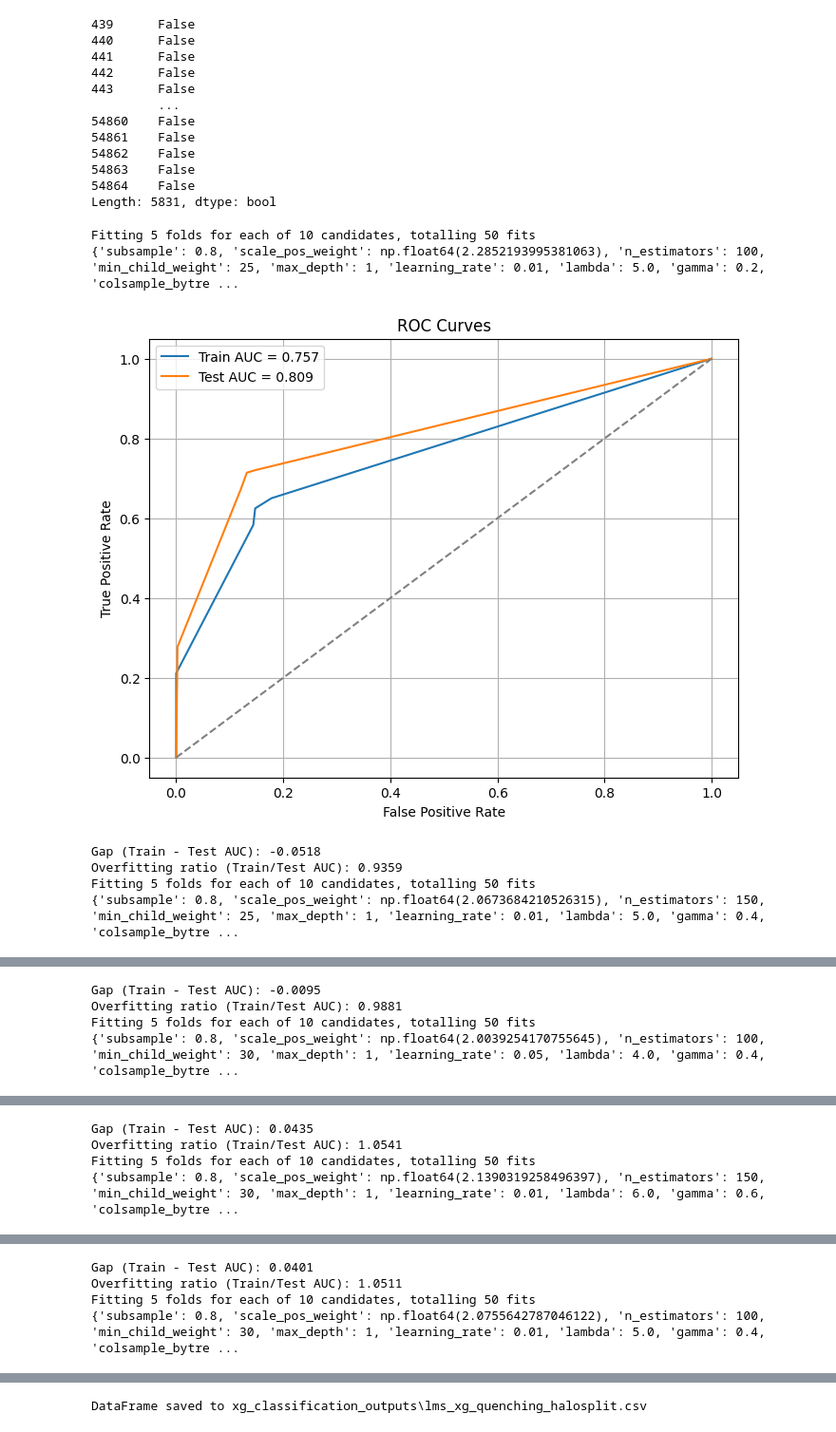
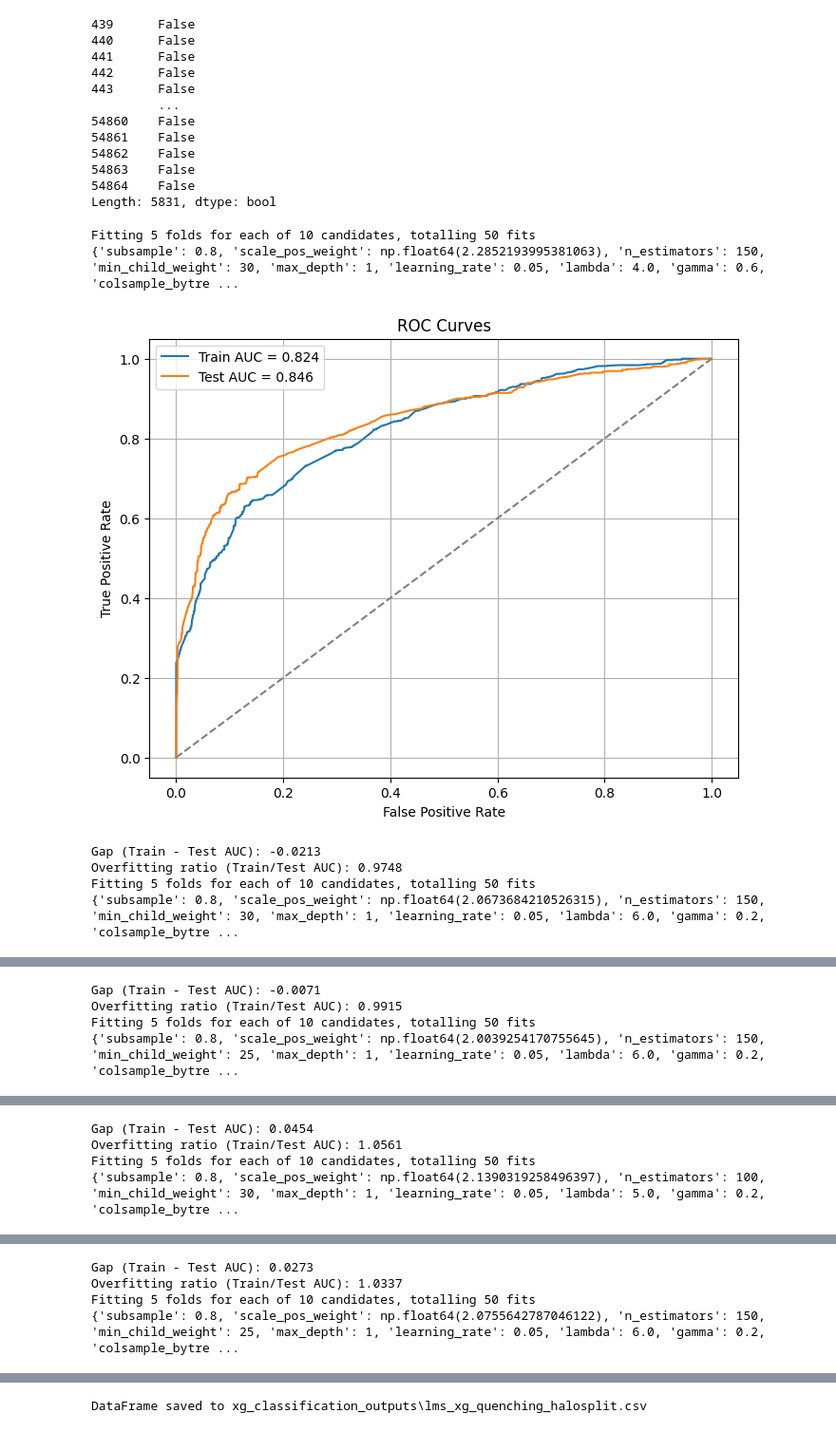
Before and after one commit to bryannemcd/tng_quenching_ml, a Jupyter notebook: classification_revised/xg_classification_annuli/lms_xg_clf_annul_halo.ipynb, the cells around one changed output, grey strips where cells are left out. Shown at 95% size. Saved outputs shown, nothing was run; the diff lists cells and outputs as text; code cells hidden in the pictures.

```diff
--- a/classification_revised/xg_classification_annuli/lms_xg_clf_annul_halo.ipynb
+++ b/classification_revised/xg_classification_annuli/lms_xg_clf_annul_halo.ipynb
@@ -71,6 +71,7 @@ from sklearn.metrics import roc_auc_score, roc_curve
 import matplotlib.pyplot as plt
 from sklearn.model_selection import RandomizedSearchCV
 from sklearn.metrics import f1_score
+from sklearn.model_selection import StratifiedGroupKFold
 
 # splitting galaxies into test/train based on subID
 unique_halos = np.unique(low_mass_satellite_df['GrNr'])
@@ -118,18 +119,21 @@ for seed in range(10):
     'scale_pos_weight': [spw]
     }
 
+    groups_train = train_data['GrNr']
+    cv = StratifiedGroupKFold(n_splits=5, shuffle=True, random_state=seed)
+
     random_search_xgb = RandomizedSearchCV(
     estimator=xgb_clf,
     param_distributions=param_grid_xgb,
     n_iter=10,
-    cv=5,
+    cv=cv,
     scoring='roc_auc',
     n_jobs=-1,
     random_state=seed,
     verbose=2,
     )
 
-    random_search_xgb.fit(X_train_scaled, y_train)
+    random_search_xgb.fit(X_train_scaled, y_train, groups=groups_train)
 
     best_xgb = random_search_xgb.best_estimator_
     print(random_search_xgb.best_params_)
@@ -160,36 +164,36 @@ for seed in range(10):
     feature_importances_list.append(best_xgb.feature_importances_)
 
     train_aucs.append(train_auc)
     test_aucs.append(test_auc)
     gap = train_auc - test_auc
     print(f"Gap (Train - Test AUC): {gap:.4f}")
     print(f"Overfitting ratio (Train/Test AUC): {train_auc / test_auc:.4f}")
 
     y_train_pred = best_xgb.predict(X_train_scaled)
     y_test_pred = best_xgb.predict(X_test_scaled)
 
     # f1 scores
     train_f1 = f1_score(y_train, y_train_pred)
     test_f1 = f1_score(y_test, y_test_pred)
 
     train_f1s.append(train_f1)
     test_f1s.append(test_f1)
 
 
 print("\nAverage AUC over 10 runs:")
 print(f"Train AUC: Mean = {np.mean(train_aucs):.4f}, Std = {np.std(train_aucs):.4f}")
 print(f"Test AUC:  Mean = {np.mean(test_aucs):.4f}, Std = {np.std(test_aucs):.4f}")
 print(f"Train F1: Mean = {np.mean(train_f1s):.4f}, Std = {np.std(train_f1s):.4f}")
 print(f"Test F1:  Mean = {np.mean(test_f1s):.4f}, Std = {np.std(test_f1s):.4f}")
 gaps = [train - test for train, test in zip(train_aucs, test_aucs)]
 overfit_ratios = [train / test for train, test in zip(train_aucs, test_aucs)]
 print(f"\nGap stats: Mean = {np.mean(gaps):.4f}, Std = {np.std(gaps):.4f}, Min = {np.min(gaps):.4f}, Max = {np.max(gaps):.4f}")
 print(f"Overfitting ratio stats: Mean = {np.mean(overfit_ratios):.4f}, Std = {np.std(overfit_ratios):.4f}")
 # %% [output]
 Fitting 5 folds for each of 10 candidates, totalling 50 fits
-{'subsample': 0.8, 'scale_pos_weight': np.float64(2.2852193995381063), 'n_estimators': 100, 'min_child_weight': 25, 'max_depth': 1, 'learning_rate': 0.01, 'lambda': 5.0, 'gamma': 0.2, 'colsample_bytre ...
+{'subsample': 0.8, 'scale_pos_weight': np.float64(2.2852193995381063), 'n_estimators': 150, 'min_child_weight': 30, 'max_depth': 1, 'learning_rate': 0.05, 'lambda': 4.0, 'gamma': 0.6, 'colsample_bytre ...
-[figure, old version]
+[figure, new version]
-Gap (Train - Test AUC): -0.0518
-Overfitting ratio (Train/Test AUC): 0.9359
+Gap (Train - Test AUC): -0.0213
+Overfitting ratio (Train/Test AUC): 0.9748
 Fitting 5 folds for each of 10 candidates, totalling 50 fits
-{'subsample': 0.8, 'scale_pos_weight': np.float64(2.0673684210526315), 'n_estimators': 150, 'min_child_weight': 25, 'max_depth': 1, 'learning_rate': 0.01, 'lambda': 5.0, 'gamma': 0.4, 'colsample_bytre ...
+{'subsample': 0.8, 'scale_pos_weight': np.float64(2.0673684210526315), 'n_estimators': 150, 'min_child_weight': 30, 'max_depth': 1, 'learning_rate': 0.05, 'lambda': 6.0, 'gamma': 0.2, 'colsample_bytre ...
@@ -197,4 +201,4 @@ Fitting 5 folds for each of 10 candidates, totalling 50 fits
-Gap (Train - Test AUC): -0.0095
-Overfitting ratio (Train/Test AUC): 0.9881
+Gap (Train - Test AUC): -0.0071
+Overfitting ratio (Train/Test AUC): 0.9915
 Fitting 5 folds for each of 10 candidates, totalling 50 fits
-{'subsample': 0.8, 'scale_pos_weight': np.float64(2.0039254170755645), 'n_estimators': 100, 'min_child_weight': 30, 'max_depth': 1, 'learning_rate': 0.05, 'lambda': 4.0, 'gamma': 0.4, 'colsample_bytre ...
+{'subsample': 0.8, 'scale_pos_weight': np.float64(2.0039254170755645), 'n_estimators': 150, 'min_child_weight': 25, 'max_depth': 1, 'learning_rate': 0.05, 'lambda': 6.0, 'gamma': 0.2, 'colsample_bytre ...
@@ -202,4 +206,4 @@ Fitting 5 folds for each of 10 candidates, totalling 50 fits
-Gap (Train - Test AUC): 0.0435
-Overfitting ratio (Train/Test AUC): 1.0541
+Gap (Train - Test AUC): 0.0454
+Overfitting ratio (Train/Test AUC): 1.0561
 Fitting 5 folds for each of 10 candidates, totalling 50 fits
-{'subsample': 0.8, 'scale_pos_weight': np.float64(2.1390319258496397), 'n_estimators': 150, 'min_child_weight': 30, 'max_depth': 1, 'learning_rate': 0.01, 'lambda': 6.0, 'gamma': 0.6, 'colsample_bytre ...
+{'subsample': 0.8, 'scale_pos_weight': np.float64(2.1390319258496397), 'n_estimators': 100, 'min_child_weight': 30, 'max_depth': 1, 'learning_rate': 0.05, 'lambda': 5.0, 'gamma': 0.2, 'colsample_bytre ...
@@ -207,4 +211,4 @@ Fitting 5 folds for each of 10 candidates, totalling 50 fits
-Gap (Train - Test AUC): 0.0401
-Overfitting ratio (Train/Test AUC): 1.0511
+Gap (Train - Test AUC): 0.0273
+Overfitting ratio (Train/Test AUC): 1.0337
 Fitting 5 folds for each of 10 candidates, totalling 50 fits
-{'subsample': 0.8, 'scale_pos_weight': np.float64(2.0755642787046122), 'n_estimators': 100, 'min_child_weight': 30, 'max_depth': 1, 'learning_rate': 0.01, 'lambda': 5.0, 'gamma': 0.4, 'colsample_bytre ...
+{'subsample': 0.8, 'scale_pos_weight': np.float64(2.0755642787046122), 'n_estimators': 150, 'min_child_weight': 25, 'max_depth': 1, 'learning_rate': 0.05, 'lambda': 6.0, 'gamma': 0.2, 'colsample_bytre ...
```
Also changed, not shown: parts of 3 cells of this notebook, 10 other files.
